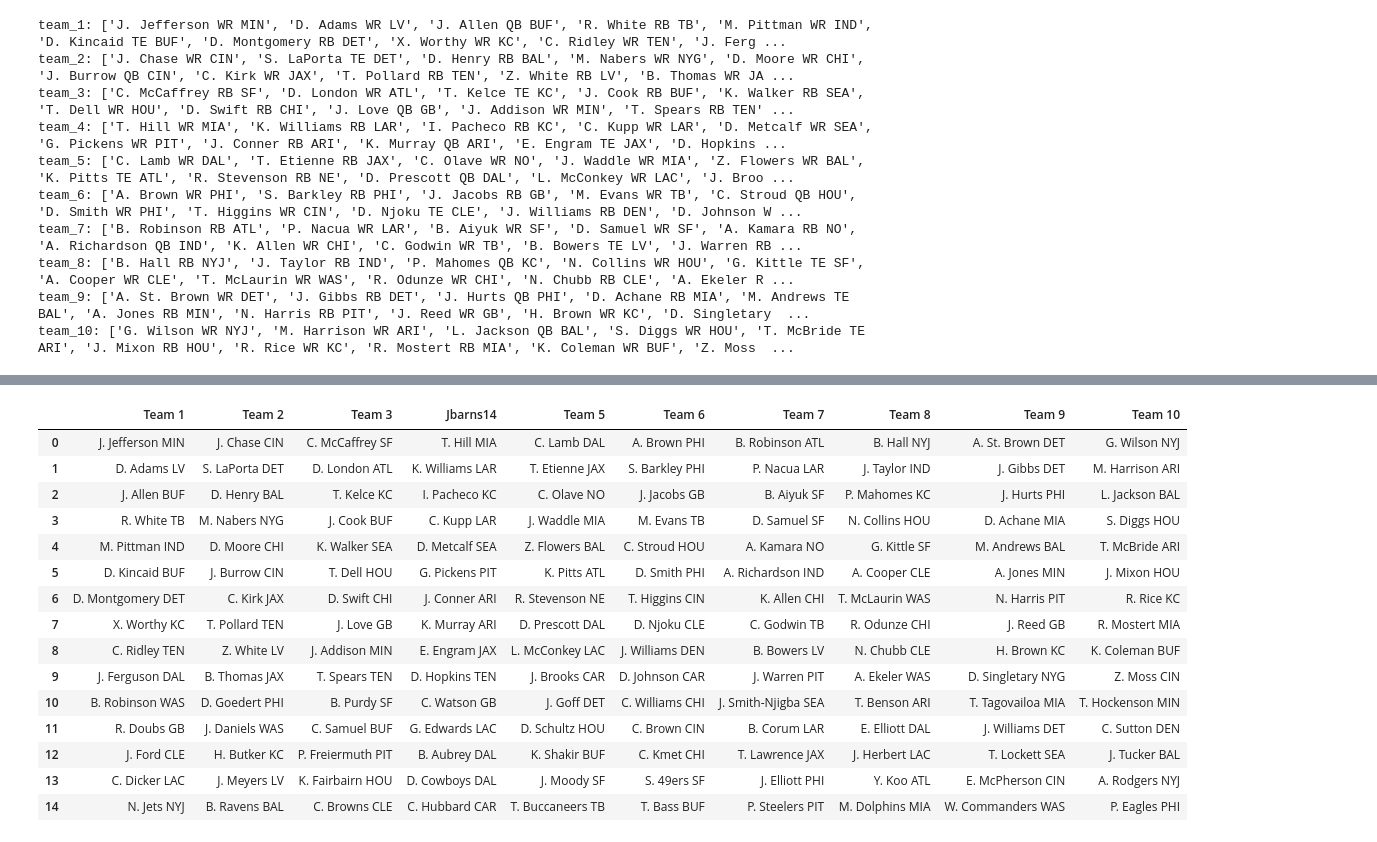
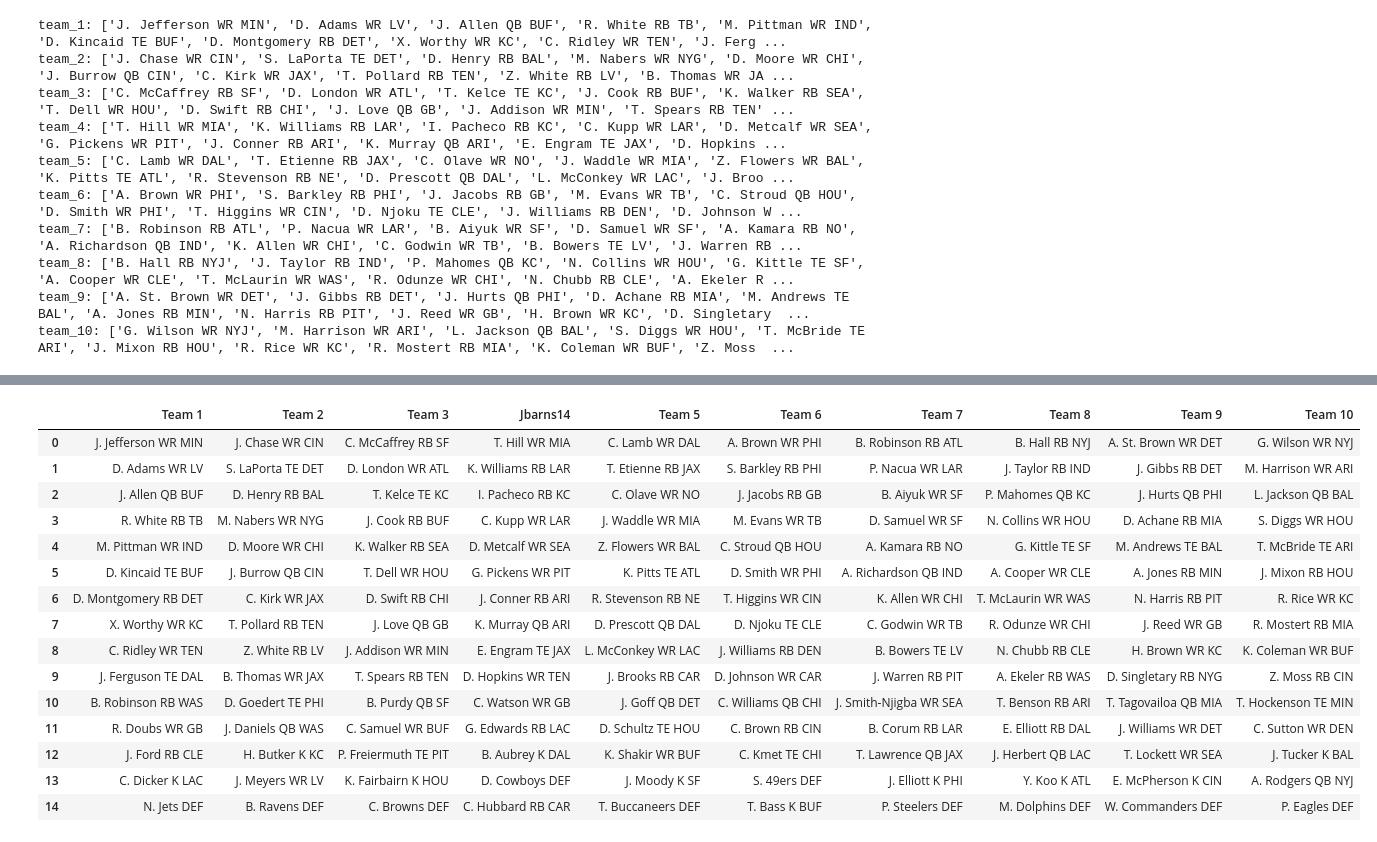
Before and after one commit to jbarns14/fantasy_personal_project, a Jupyter notebook: web_scrape.ipynb, the cells around one changed output, grey strips where cells are left out. Saved outputs shown, nothing was run; the diff lists cells and outputs as text; code cells hidden in the pictures.

```diff
--- a/web_scrape.ipynb
+++ b/web_scrape.ipynb
@@ -284,30 +243,6 @@ def scrape_sleeper_draft(dictionary):
 
     print("Done!")
     return
-# %%
-url = "https://sleeper.com/draft/nfl/1132887124602236928"
-response = requests.get(url)
-soup = BeautifulSoup(response.content, "html.parser")
-
-# Find all the team columns
-team_columns = soup.find_all("<div", class_="team-column")
-
-# Dictionary to store player names for each team
-teams_players = {}
-
-# Iterate through each team column
-for team in team_columns:
-    # Find all player names within this team column
-    player_elements = team.find_all("div", class_="player-name")
-    player_names = [player.text for player in player_elements]
-
-    # You can use some identifier for each team; here it's just using a sequential index
-    team_id = team.get("id", "team")  # Replace with a suitable identifier if available
-    teams_players[team_id] = player_names
-
-# Print out the players for each team
-for team_id, players in teams_players.items():
-    print(f"{team_id}: {players}")
 # %%
 from selenium import webdriver
 from selenium.webdriver.common.by import By
@@ -397,9 +332,9 @@ for team in team_columns:
     for player in player_elements:
         name = player.find_element(By.CLASS_NAME, "player-name").text
         # Assuming 'position' is another class inside 'player' div or similar structure
-        # position = player.find_element(By.CLASS_NAME, "position").text.split(" ")[0]
+        position = player.find_element(By.CLASS_NAME, "position").text.split(" ")[0]
         nfl_team = player.find_element(By.CLASS_NAME, "position").text.split(" ")[2]
-        players.append(f"{name} {nfl_team}")
+        players.append(f"{name} {position} {nfl_team}")
 
     teams_players[team_name] = players
 
@@ -423,21 +358,25 @@ Team 10: ['G. Wilson NYJ', 'M. Harrison ARI', 'L. Jackson BAL', 'S. Diggs HOU',
-# %%
-mock_draft_df = pd.DataFrame(teams_players)
-
-mock_draft_df
-# %% [output]
-|  | Team 1 | Team 2 | Team 3 | Jbarns14 | Team 5 | Team 6 | Team 7 | Team 8 | Team 9 | Team 10 |
-| 0 | J. Jefferson MIN | J. Chase CIN | C. McCaffrey SF | T. Hill MIA | C. Lamb DAL | A. Brown PHI | B. Robinson ATL | B. Hall NYJ | A. St. Brown DET | G. Wilson NYJ |
-| 1 | D. Adams LV | S. LaPorta DET | D. London ATL | K. Williams LAR | T. Etienne JAX | S. Barkley PHI | P. Nacua LAR | J. Taylor IND | J. Gibbs DET | M. Harrison ARI |
-| 2 | J. Allen BUF | D. Henry BAL | T. Kelce KC | I. Pacheco KC | C. Olave NO | J. Jacobs GB | B. Aiyuk SF | P. Mahomes KC | J. Hurts PHI | L. Jackson BAL |
-| 3 | R. White TB | M. Nabers NYG | J. Cook BUF | C. Kupp LAR | J. Waddle MIA | M. Evans TB | D. Samuel SF | N. Collins HOU | D. Achane MIA | S. Diggs HOU |
-| 4 | M. Pittman IND | D. Moore CHI | K. Walker SEA | D. Metcalf SEA | Z. Flowers BAL | C. Stroud HOU | A. Kamara NO | G. Kittle SF | M. Andrews BAL | T. McBride ARI |
-| 5 | D. Kincaid BUF | J. Burrow CIN | T. Dell HOU | G. Pickens PIT | K. Pitts ATL | D. Smith PHI | A. Richardson IND | A. Cooper CLE | A. Jones MIN | J. Mixon HOU |
-| 6 | D. Montgomery DET | C. Kirk JAX | D. Swift CHI | J. Conner ARI | R. Stevenson NE | T. Higgins CIN | K. Allen CHI | T. McLaurin WAS | N. Harris PIT | R. Rice KC |
-| 7 | X. Worthy KC | T. Pollard TEN | J. Love GB | K. Murray ARI | D. Prescott DAL | D. Njoku CLE | C. Godwin TB | R. Odunze CHI | J. Reed GB | R. Mostert MIA |
-| 8 | C. Ridley TEN | Z. White LV | J. Addison MIN | E. Engram JAX | L. McConkey LAC | J. Williams DEN | B. Bowers LV | N. Chubb CLE | H. Brown KC | K. Coleman BUF |
-| 9 | J. Ferguson DAL | B. Thomas JAX | T. Spears TEN | D. Hopkins TEN | J. Brooks CAR | D. Johnson CAR | J. Warren PIT | A. Ekeler WAS | D. Singletary NYG | Z. Moss CIN |
-| 10 | B. Robinson WAS | D. Goedert PHI | B. Purdy SF | C. Watson GB | J. Goff DET | C. Williams CHI | J. Smith-Njigba SEA | T. Benson ARI | T. Tagovailoa MIA | T. Hockenson MIN |
-| 11 | R. Doubs GB | J. Daniels WAS | C. Samuel BUF | G. Edwards LAC | D. Schultz HOU | C. Brown CIN | B. Corum LAR | E. Elliott DAL | J. Williams DET | C. Sutton DEN |
-| 12 | J. Ford CLE | H. Butker KC | P. Freiermuth PIT | B. Aubrey DAL | K. Shakir BUF | C. Kmet CHI | T. Lawrence JAX | J. Herbert LAC | T. Lockett SEA | J. Tucker BAL |
-| 13 | C. Dicker LAC | J. Meyers LV | K. Fairbairn HOU | D. Cowboys DAL | J. Moody SF | S. 49ers SF | J. Elliott PHI | Y. Koo ATL | E. McPherson CIN | A. Rodgers NYJ |
-| 14 | N. Jets NYJ | B. Ravens BAL | C. Browns CLE | C. Hubbard CAR | T. Buccaneers TB | T. Bass BUF | P. Steelers PIT | M. Dolphins MIA | W. Commanders WAS | P. Eagles PHI |
+# %%
+mock_draft_df = pd.DataFrame(teams_players)
+for column in mock_draft_df.columns:
+    mock_draft_df[column] = mock_draft_df[column].str.replace(
+        r"(DEF).*", "DEF", regex=True
+    )
+
+mock_draft_df
+# %% [output]
+|  | Team 1 | Team 2 | Team 3 | Jbarns14 | Team 5 | Team 6 | Team 7 | Team 8 | Team 9 | Team 10 |
+| 0 | J. Jefferson WR MIN | J. Chase WR CIN | C. McCaffrey RB SF | T. Hill WR MIA | C. Lamb WR DAL | A. Brown WR PHI | B. Robinson RB ATL | B. Hall RB NYJ | A. St. Brown WR DET | G. Wilson WR NYJ |
+| 1 | D. Adams WR LV | S. LaPorta TE DET | D. London WR ATL | K. Williams RB LAR | T. Etienne RB JAX | S. Barkley RB PHI | P. Nacua WR LAR | J. Taylor RB IND | J. Gibbs RB DET | M. Harrison WR ARI |
+| 2 | J. Allen QB BUF | D. Henry RB BAL | T. Kelce TE KC | I. Pacheco RB KC | C. Olave WR NO | J. Jacobs RB GB | B. Aiyuk WR SF | P. Mahomes QB KC | J. Hurts QB PHI | L. Jackson QB BAL |
+| 3 | R. White RB TB | M. Nabers WR NYG | J. Cook RB BUF | C. Kupp WR LAR | J. Waddle WR MIA | M. Evans WR TB | D. Samuel WR SF | N. Collins WR HOU | D. Achane RB MIA | S. Diggs WR HOU |
+| 4 | M. Pittman WR IND | D. Moore WR CHI | K. Walker RB SEA | D. Metcalf WR SEA | Z. Flowers WR BAL | C. Stroud QB HOU | A. Kamara RB NO | G. Kittle TE SF | M. Andrews TE BAL | T. McBride TE ARI |
+| 5 | D. Kincaid TE BUF | J. Burrow QB CIN | T. Dell WR HOU | G. Pickens WR PIT | K. Pitts TE ATL | D. Smith WR PHI | A. Richardson QB IND | A. Cooper WR CLE | A. Jones RB MIN | J. Mixon RB HOU |
+| 6 | D. Montgomery RB DET | C. Kirk WR JAX | D. Swift RB CHI | J. Conner RB ARI | R. Stevenson RB NE | T. Higgins WR CIN | K. Allen WR CHI | T. McLaurin WR WAS | N. Harris RB PIT | R. Rice WR KC |
+| 7 | X. Worthy WR KC | T. Pollard RB TEN | J. Love QB GB | K. Murray QB ARI | D. Prescott QB DAL | D. Njoku TE CLE | C. Godwin WR TB | R. Odunze WR CHI | J. Reed WR GB | R. Mostert RB MIA |
+| 8 | C. Ridley WR TEN | Z. White RB LV | J. Addison WR MIN | E. Engram TE JAX | L. McConkey WR LAC | J. Williams RB DEN | B. Bowers TE LV | N. Chubb RB CLE | H. Brown WR KC | K. Coleman WR BUF |
+| 9 | J. Ferguson TE DAL | B. Thomas WR JAX | T. Spears RB TEN | D. Hopkins WR TEN | J. Brooks RB CAR | D. Johnson WR CAR | J. Warren RB PIT | A. Ekeler RB WAS | D. Singletary RB NYG | Z. Moss RB CIN |
+| 10 | B. Robinson RB WAS | D. Goedert TE PHI | B. Purdy QB SF | C. Watson WR GB | J. Goff QB DET | C. Williams QB CHI | J. Smith-Njigba WR SEA | T. Benson RB ARI | T. Tagovailoa QB MIA | T. Hockenson TE MIN |
+| 11 | R. Doubs WR GB | J. Daniels QB WAS | C. Samuel WR BUF | G. Edwards RB LAC | D. Schultz TE HOU | C. Brown RB CIN | B. Corum RB LAR | E. Elliott RB DAL | J. Williams WR DET | C. Sutton WR DEN |
+| 12 | J. Ford RB CLE | H. Butker K KC | P. Freiermuth TE PIT | B. Aubrey K DAL | K. Shakir WR BUF | C. Kmet TE CHI | T. Lawrence QB JAX | J. Herbert QB LAC | T. Lockett WR SEA | J. Tucker K BAL |
+| 13 | C. Dicker K LAC | J. Meyers WR LV | K. Fairbairn K HOU | D. Cowboys DEF | J. Moody K SF | S. 49ers DEF | J. Elliott K PHI | Y. Koo K ATL | E. McPherson K CIN | A. Rodgers QB NYJ |
+| 14 | N. Jets DEF | B. Ravens DEF | C. Browns DEF | C. Hubbard RB CAR | T. Buccaneers DEF | T. Bass K BUF | P. Steelers DEF | M. Dolphins DEF | W. Commanders DEF | P. Eagles DEF |
```
Also changed, not shown: parts of 8 cells of this notebook.
